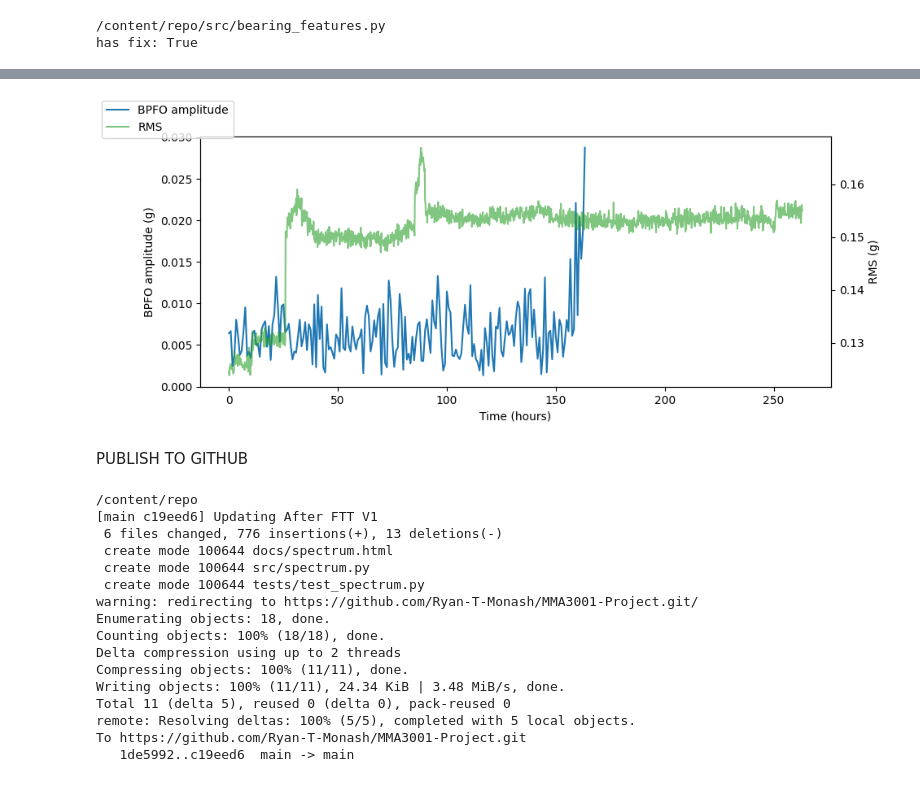
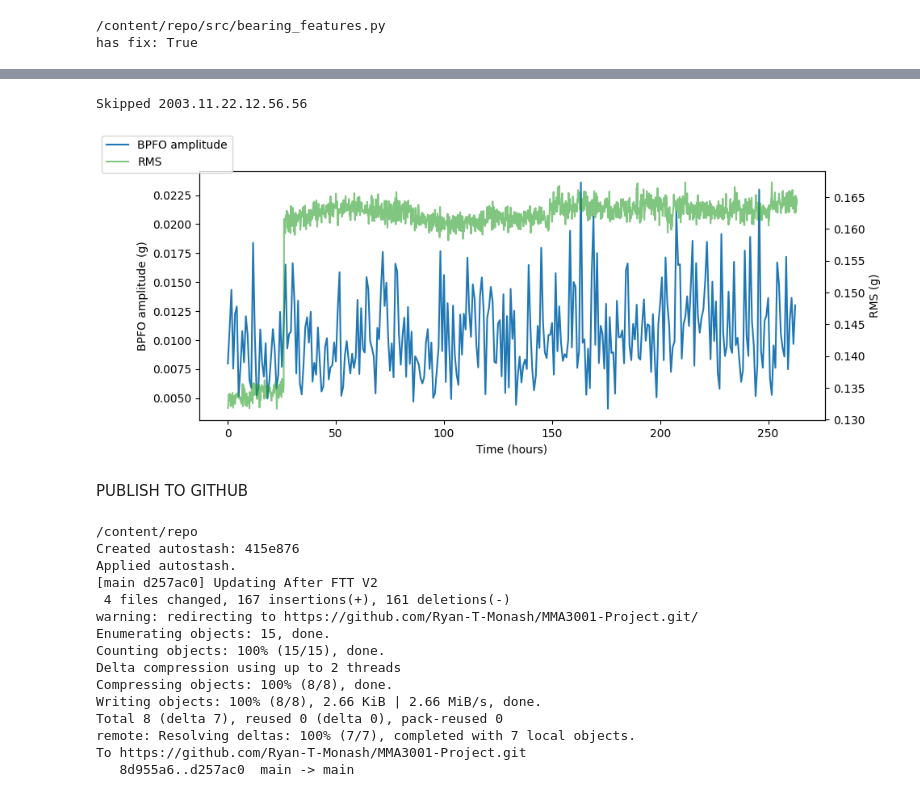
Before and after one commit to Ryan-T-Monash/MMA3001-Project, a Jupyter notebook: notebooks/Main.ipynb, the cells around one changed output, grey strips where cells are left out. Drawn from its saved outputs; the diff is of its cells as text; code cells hidden in the pictures.

Commit message:
Updating after FTT V2

```diff
--- a/notebooks/Main.ipynb
+++ b/notebooks/Main.ipynb
@@ -91,8 +89,8 @@ import matplotlib.pyplot as plt
 from bearing_features import list_snapshot_files, load_snapshot
 from spectrum import amplitude_spectrum, defect_frequencies, band_peak
 
-TEST_DIR = f"{PROJECT}/IMS/IMS/2nd_test/2nd_test"   # match your features cell
-CHANNEL = 0          # 0 = bearing 1 in test 2 (outer race failure)
+# Uses TEST, TEST_DIR and features from the setup/features cells
+CHANNEL = 4          # 0 = bearing 1 in test 2 (outer race failure)
 files = list_snapshot_files(TEST_DIR)
 defects = defect_frequencies()
 print({k: round(v, 1) for k, v in defects.items()})
@@ -116,31 +136,37 @@ plt.show()
 # %%
-#FTT Cell 3
 # ---- Colab cell 3: BPFO amplitude over the whole test (every 5th file, a few minutes) ----
+import os
 import numpy as np
 step = 5
-idx = list(range(0, len(files), step))
-bpfo = []
-for i in idx:
-    freqs, amp = amplitude_spectrum(load_snapshot(files[i])[:, CHANNEL])
+idx, bpfo = [], []
+for i in range(0, len(files), step):
+    try:
+        data = load_snapshot(files[i])
+    except ValueError:   # truncated file (see data quality check): skip it
+        print("Skipped", os.path.basename(files[i]))
+        continue
+    freqs, amp = amplitude_spectrum(data[:, CHANNEL])
+    idx.append(i)
     bpfo.append(band_peak(freqs, amp, defects["BPFO"]))
 
 hours = np.array(idx) * 10 / 60   # snapshots ~10 min apart in test 2
 fig, ax1 = plt.subplots(figsize=(10, 4))
 ax1.plot(hours, bpfo, label="BPFO amplitude")
 ax1.set_ylabel("BPFO amplitude (g)")
 ax1.set_xlabel("Time (hours)")
 ax2 = ax1.twinx()
 ax2.plot(features.index * 10 / 60, features[f"rms_{CHANNEL + 1}"], color="C2", alpha=0.6, label="RMS")
 ax2.set_ylabel("RMS (g)")
 fig.legend(loc="upper left")
 plt.show()
 # %% [output]
+Skipped 2003.11.22.12.56.56
-[figure, old version]
+[figure, new version]
 # %% [markdown]
 PUBLISH TO GITHUB
 # %%
 # Publish to GitHub
-MSG = "Updating After FTT V1"   # edit this each time
+MSG = "Updating After FTT V2"   # edit this each time
 %cd /content/repo
 !git pull -q --rebase --autostash origin main
 !pdoc --math ./src/*.py -o ./docs
@@ -150,18 +176,17 @@ MSG = "Updating After FTT V1"   # edit this each time
 !git push origin main
 # %% [output]
 /content/repo
-[main c19eed6] Updating After FTT V1
- 6 files changed, 776 insertions(+), 13 deletions(-)
- create mode 100644 docs/spectrum.html
- create mode 100644 src/spectrum.py
- create mode 100644 tests/test_spectrum.py
+Created autostash: 415e876
+Applied autostash.
+[main d257ac0] Updating After FTT V2
+ 4 files changed, 167 insertions(+), 161 deletions(-)
 warning: redirecting to https://github.com/Ryan-T-Monash/MMA3001-Project.git/
-Enumerating objects: 18, done.
-Counting objects: 100% (18/18), done.
+Enumerating objects: 15, done.
+Counting objects: 100% (15/15), done.
 Delta compression using up to 2 threads
-Compressing objects: 100% (11/11), done.
-Writing objects: 100% (11/11), 24.34 KiB | 3.48 MiB/s, done.
-Total 11 (delta 5), reused 0 (delta 0), pack-reused 0
-remote: Resolving deltas: 100% (5/5), completed with 5 local objects.
+Compressing objects: 100% (8/8), done.
+Writing objects: 100% (8/8), 2.66 KiB | 2.66 MiB/s, done.
+Total 8 (delta 7), reused 0 (delta 0), pack-reused 0
+remote: Resolving deltas: 100% (7/7), completed with 7 local objects.
 To https://github.com/Ryan-T-Monash/MMA3001-Project.git
-   1de5992..c19eed6  main -> main
+   8d955a6..d257ac0  main -> main
```
Also changed, not shown: parts of 4 cells of this notebook.
